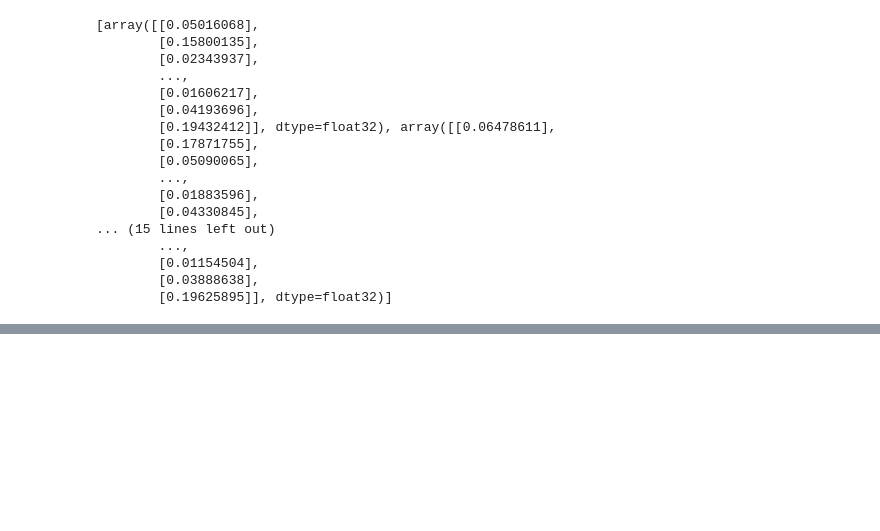
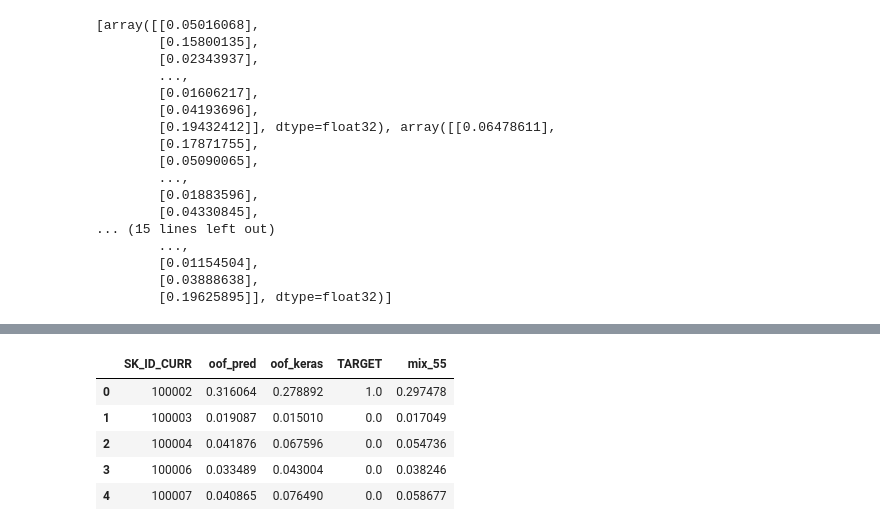
Before and after one commit to kqdmqx/kaggle-Home-Credit-Default-Risk, a Jupyter notebook: 025-kfold-keras.ipynb, the cells around one changed output, grey strips where cells are left out. Cells and saved outputs as stored; diff of their text form; code cells hidden in the pictures; blank space fills up the shorter version.

```diff
--- a/025-kfold-keras.ipynb
+++ b/025-kfold-keras.ipynb
@@ -394,0 +449,15 @@ oof_df.to_csv("./oof-result/oof-024-keras01.csv", index=False)
+# %%
+oof_lgb024 = pd.read_csv("./oof-result/oof-024-first.csv")
+oof_lgb024["oof_keras"] = oof_pred
+oof_lgb024["TARGET"] = train_app.TARGET
+
+oof_lgb024["mix_55"] = oof_lgb024.oof_keras * .5 + oof_lgb024.oof_pred * .5
+
+oof_lgb024.head()
+# %% [output]
+|  | SK_ID_CURR | oof_pred | oof_keras | TARGET | mix_55 |
+| 0 | 100002 | 0.316064 | 0.278892 | 1.0 | 0.297478 |
+| 1 | 100003 | 0.019087 | 0.015010 | 0.0 | 0.017049 |
+| 2 | 100004 | 0.041876 | 0.067596 | 0.0 | 0.054736 |
+| 3 | 100006 | 0.033489 | 0.043004 | 0.0 | 0.038246 |
+| 4 | 100007 | 0.040865 | 0.076490 | 0.0 | 0.058677 |
```
Also changed, not shown: parts of 13 cells of this notebook, 4 other files.
